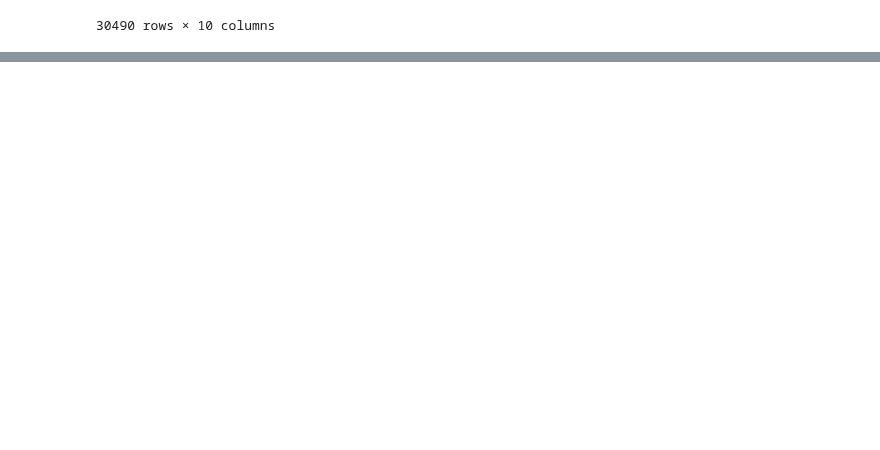
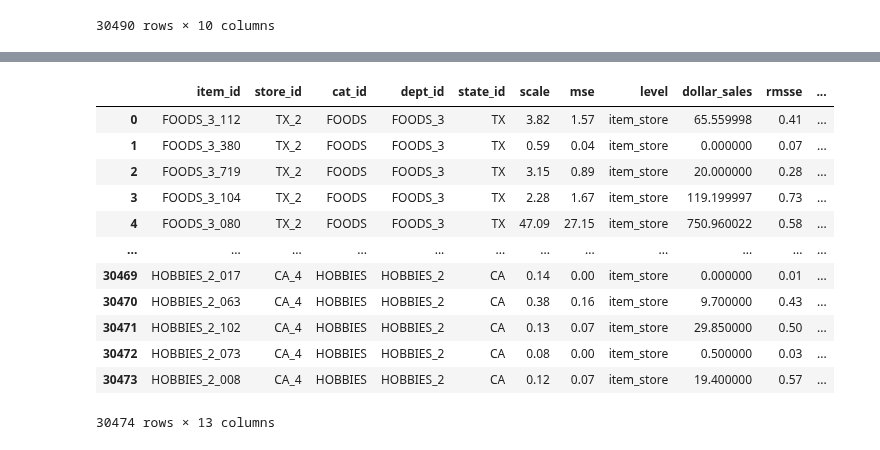
Before and after one commit to surekhag28/m5-demand-forecasting, a Jupyter notebook: notebooks/error_analysis.ipynb, the cells around one changed output, grey strips where cells are left out. Saved outputs shown, nothing was run; the diff lists cells and outputs as text; code cells hidden in the pictures; blank space fills up the shorter version.

```diff
--- a/notebooks/error_analysis.ipynb
+++ b/notebooks/error_analysis.ipynb
@@ -309,9 +288,0 @@ merge_df = merge_df.merge(volume_df, on=["item_id","store_id"], how="left")
-# %%
-merge_df["volume_decile"] = "D00 no sales"
-pos = merge_df["mean_sales"] > 0
-ranks = merge_df.loc[pos, "mean_sales"].rank(method="first")
-merge_df.loc[pos, "volume_decile"] = pd.qcut(
-    ranks, 10, labels=[f"D{d:02d}" for d in range(1, 11)]
-).astype(str)
-
-merge_df
@@ -414,4 +288,0 @@ HOBBIES                             0.471                          0.476
-# %%
-merge_df["dollar_sales"] = merge_df["dollar_sales"].fillna(0)
-merge_df["weight"] = merge_df["dollar_sales"] / merge_df["dollar_sales"].sum()
-merge_df["contribution"] = merge_df["weight"] * merge_df["rmsse"]
@@ -476,2 +288,0 @@ high intermittency (<10% sell days)         0.005
-# %%
-merge_df["rmsse_gt_1"] = merge_df["rmsse"] > 1
@@ -580,0 +293,18 @@ plt.show()
+# %%
+import numpy as np
+
+test_price_df = (
+    test_df.groupby(["item_id", "store_id"], observed=True)["sell_price"]
+    .agg(mean_price="mean")
+    .reset_index()
+)
+
+test_price_df["price_band"] = pd.cut(
+    test_price_df["mean_price"],
+    bins=[0, 1, 2, 5, 10, np.inf],
+    labels=["<$1", "$1-2", "$2-5", "$5-10", "$10+"],
+    right=False,
+)
+
+merge_df = merge_df.merge(test_price_df, on=["item_id","store_id"],how="inner")
+merge_df
@@ -580,0 +325,21 @@ plt.show()
+# %%
+last_train_date = train_df["date"].max()
+last28 = train_df[train_df["date"]>= last_train_date-pd.Timedelta(days=28)]
+
+volume_df = last28.groupby(["item_id","store_id"])["sales"].agg(mean_sales="mean").reset_index()
+merge_df = merge_df.merge(volume_df, on=["item_id","store_id"], how="inner").round(2)
+merge_df
+# %% [output]
+|  | item_id | store_id | cat_id | dept_id | state_id | scale | mse | level | dollar_sales | rmsse | ... |
+| 0 | FOODS_3_112 | TX_2 | FOODS | FOODS_3 | TX | 3.82 | 1.57 | item_store | 65.559998 | 0.41 | ... |
+| 1 | FOODS_3_380 | TX_2 | FOODS | FOODS_3 | TX | 0.59 | 0.04 | item_store | 0.000000 | 0.07 | ... |
+| 2 | FOODS_3_719 | TX_2 | FOODS | FOODS_3 | TX | 3.15 | 0.89 | item_store | 20.000000 | 0.28 | ... |
+| 3 | FOODS_3_104 | TX_2 | FOODS | FOODS_3 | TX | 2.28 | 1.67 | item_store | 119.199997 | 0.73 | ... |
+| 4 | FOODS_3_080 | TX_2 | FOODS | FOODS_3 | TX | 47.09 | 27.15 | item_store | 750.960022 | 0.58 | ... |
+| ... | ... | ... | ... | ... | ... | ... | ... | ... | ... | ... | ... |
+| 30469 | HOBBIES_2_017 | CA_4 | HOBBIES | HOBBIES_2 | CA | 0.14 | 0.00 | item_store | 0.000000 | 0.01 | ... |
+| 30470 | HOBBIES_2_063 | CA_4 | HOBBIES | HOBBIES_2 | CA | 0.38 | 0.16 | item_store | 9.700000 | 0.43 | ... |
+| 30471 | HOBBIES_2_102 | CA_4 | HOBBIES | HOBBIES_2 | CA | 0.13 | 0.07 | item_store | 29.850000 | 0.50 | ... |
+| 30472 | HOBBIES_2_073 | CA_4 | HOBBIES | HOBBIES_2 | CA | 0.08 | 0.00 | item_store | 0.500000 | 0.03 | ... |
+| 30473 | HOBBIES_2_008 | CA_4 | HOBBIES | HOBBIES_2 | CA | 0.12 | 0.07 | item_store | 19.400000 | 0.57 | ... |
+30474 rows × 13 columns
```
Also changed, not shown: parts of 54 cells of this notebook.
